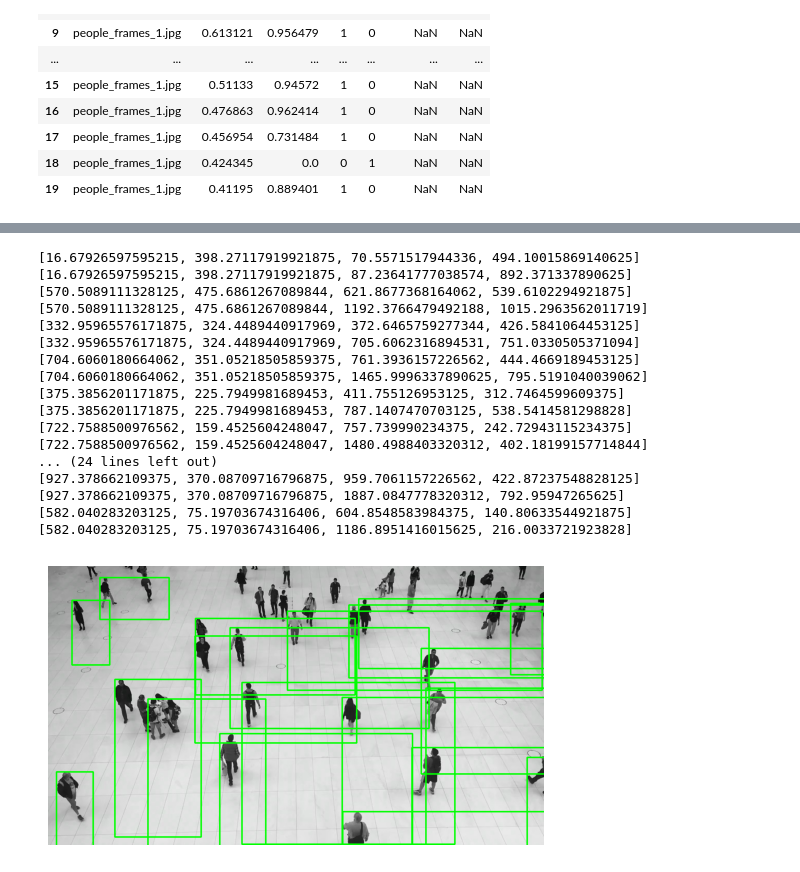
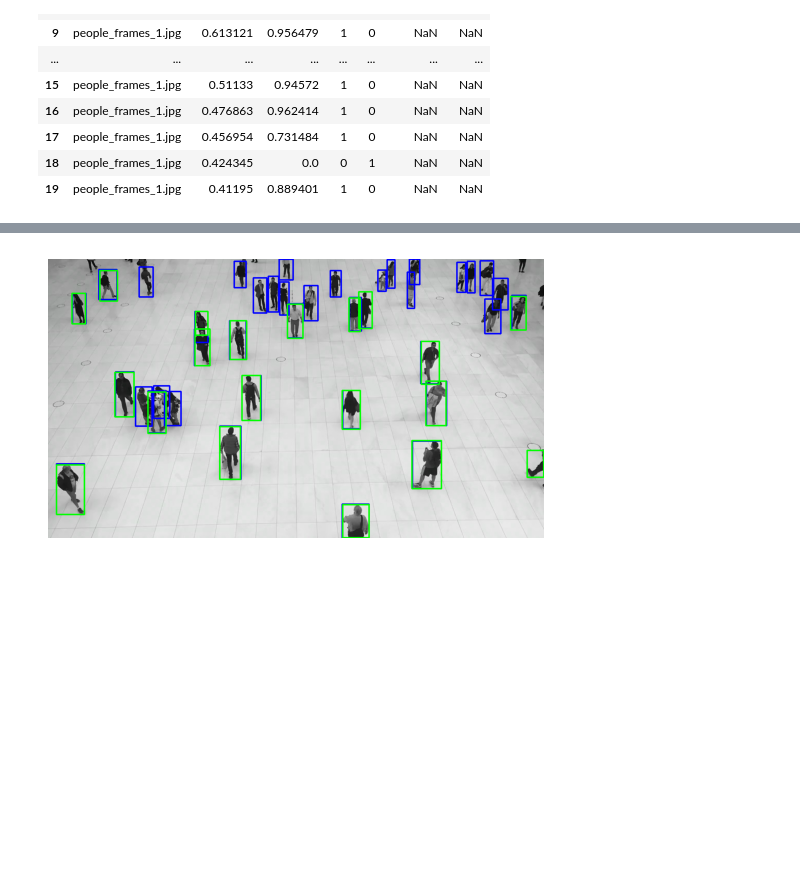
Before and after one commit to helenprokonina/Yolov8Training, a Jupyter notebook: compare_sahi.ipynb, the cells around one changed output, grey strips where cells are left out. Saved outputs shown, nothing was run; the diff lists cells and outputs as text; code cells hidden in the pictures; blank space fills up the shorter version.

```diff
--- a/compare_sahi.ipynb
+++ b/compare_sahi.ipynb
@@ -125,8 +105,7 @@ for i, result in enumerate(results):
     if result['category_id']==0: #only person
         predicted_boxes.loc[i]['image'] = 'people_frames_1.jpg'
         predicted_boxes.loc[i]['confidence']=result['score']
-        pr_box=result['bbox']
-        print(pr_box)
+        pr_box=result['bbox'].copy()
         pr_box=tlwh_tlbr(pr_box)
         for gt_box in gt_boxes:
             iou = intersection_over_union(gt_box, pr_box)
@@ -202,0 +121,7 @@ predicted_boxes
+# %%
+for result in results:
+    pr_box=result['bbox'].copy()
+    print(id(pr_box))
+    print(id(result['bbox']))
+    print(result['bbox'])
+    pr_box=tlwh_tlbr(pr_box)
@@ -288,32 +277,13 @@ for result in results:
 # %%
 for result in results:
-    pr_box=result['bbox']
-    print(pr_box)
+    pr_box=result['bbox'].copy()
     pr_box=tlwh_tlbr(pr_box)
-    print(pr_box)
     cv2.rectangle(image, (int(pr_box[0]), int(pr_box[1])), (int(pr_box[2]), int(pr_box[3])), color=(0, 255, 0), thickness=2)
 plt.imshow(image)
 plt.axis('off')
 plt.show()
 # %% [output]
-[16.67926597595215, 398.27117919921875, 70.5571517944336, 494.10015869140625]
-[16.67926597595215, 398.27117919921875, 87.23641777038574, 892.371337890625]
-[570.5089111328125, 475.6861267089844, 621.8677368164062, 539.6102294921875]
-[570.5089111328125, 475.6861267089844, 1192.3766479492188, 1015.2963562011719]
-[332.95965576171875, 324.4489440917969, 372.6465759277344, 426.5841064453125]
-[332.95965576171875, 324.4489440917969, 705.6062316894531, 751.0330505371094]
-[704.6060180664062, 351.05218505859375, 761.3936157226562, 444.4669189453125]
-[704.6060180664062, 351.05218505859375, 1465.9996337890625, 795.5191040039062]
-[375.3856201171875, 225.7949981689453, 411.755126953125, 312.7464599609375]
-[375.3856201171875, 225.7949981689453, 787.1407470703125, 538.5414581298828]
-[722.7588500976562, 159.4525604248047, 757.739990234375, 242.72943115234375]
-[722.7588500976562, 159.4525604248047, 1480.4988403320312, 402.18199157714844]
-... (24 lines left out)
-[927.378662109375, 370.08709716796875, 959.7061157226562, 422.87237548828125]
-[927.378662109375, 370.08709716796875, 1887.0847778320312, 792.95947265625]
-[582.040283203125, 75.19703674316406, 604.8548583984375, 140.80633544921875]
-[582.040283203125, 75.19703674316406, 1186.8951416015625, 216.0033721923828]
-[figure, old version]
+[figure, new version]
 # %%
 for box in gt_boxes:
     cv2.rectangle(image, (int(box[0]), int(box[1])), (int(box[2]), int(box[3])), color=(0, 0, 255), thickness=2)
```
Also changed, not shown: parts of 20 cells of this notebook.
